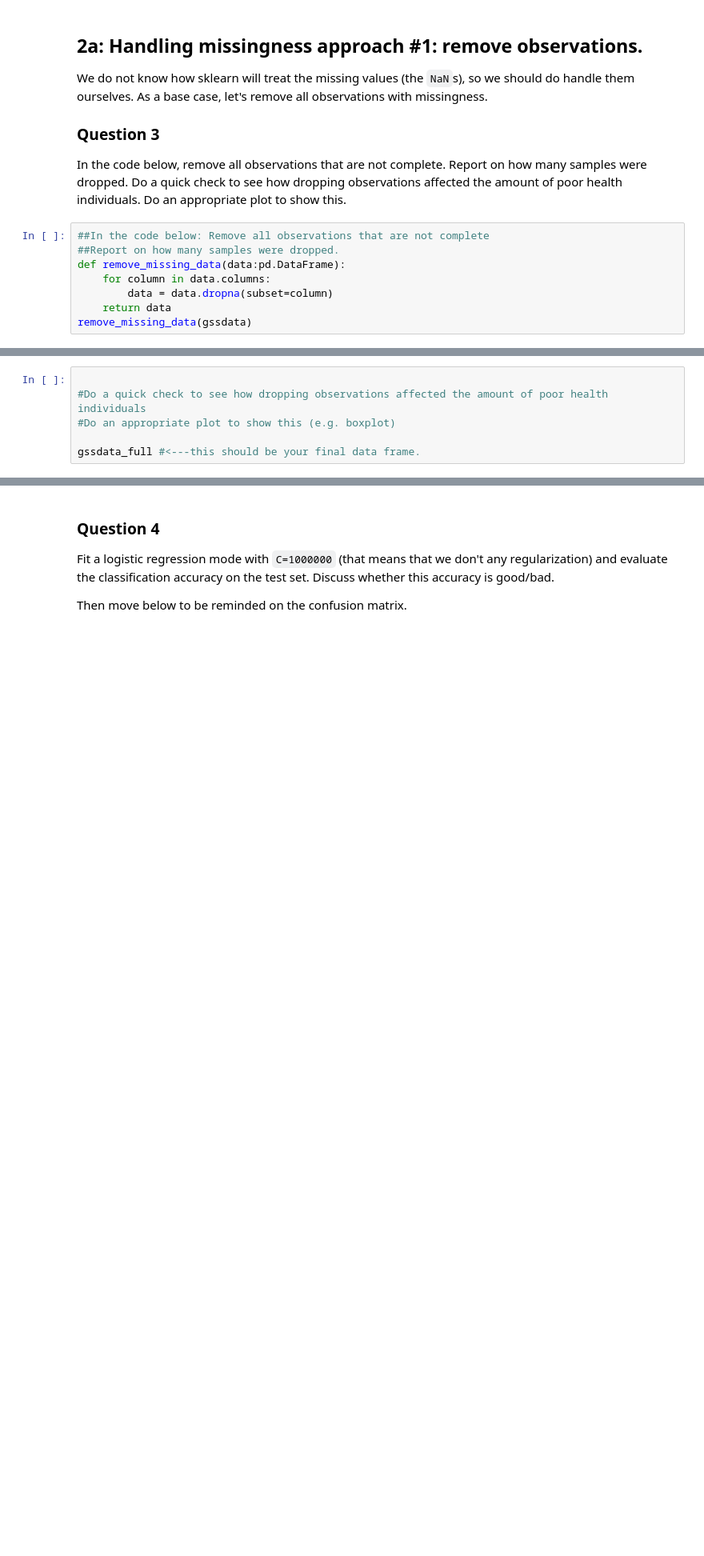
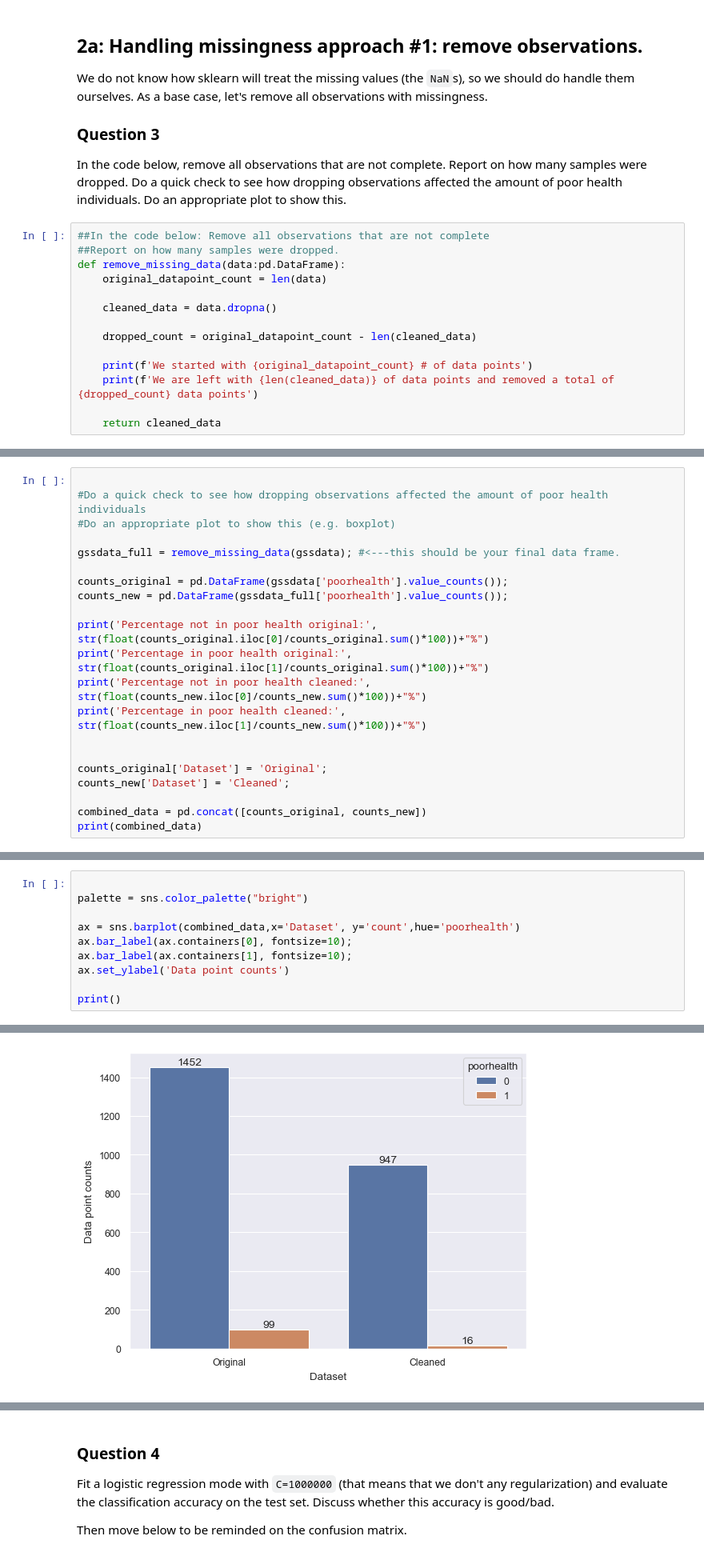
Before and after one commit to noah18c/Data_analysis, a Jupyter notebook: clinic_3/clinic3_starter_2024.ipynb, the cells around one changed output, grey strips where cells are left out. Shown at 80% size. Cells and saved outputs as stored; diff of their text form; blank space fills up the shorter version.

```diff
--- a/clinic_3/clinic3_starter_2024.ipynb
+++ b/clinic_3/clinic3_starter_2024.ipynb
@@ -237,7 +232,13 @@ In the code below, remove all observations that are not complete. Report on how
 ##In the code below: Remove all observations that are not complete
 ##Report on how many samples were dropped.
 def remove_missing_data(data:pd.DataFrame):
-    for column in data.columns:
-        data = data.dropna(subset=column)
-    return data
-remove_missing_data(gssdata)
+    original_datapoint_count = len(data)
+
+    cleaned_data = data.dropna()
+
+    dropped_count = original_datapoint_count - len(cleaned_data)
+
+    print(f'We started with {original_datapoint_count} # of data points')
+    print(f'We are left with {len(cleaned_data)} of data points and removed a total of {dropped_count} data points')
+
+    return cleaned_data
@@ -264,4 +247,19 @@ Name: race_white, Length: 1551, dtype: bool
 #Do a quick check to see how dropping observations affected the amount of poor health individuals
 #Do an appropriate plot to show this (e.g. boxplot)
 
-gssdata_full #<---this should be your final data frame.
+gssdata_full = remove_missing_data(gssdata); #<---this should be your final data frame.
+
+counts_original = pd.DataFrame(gssdata['poorhealth'].value_counts());
+counts_new = pd.DataFrame(gssdata_full['poorhealth'].value_counts());
+
+print('Percentage not in poor health original:', str(float(counts_original.iloc[0]/counts_original.sum()*100))+"%")
+print('Percentage in poor health original:', str(float(counts_original.iloc[1]/counts_original.sum()*100))+"%")
+print('Percentage not in poor health cleaned:', str(float(counts_new.iloc[0]/counts_new.sum()*100))+"%")
+print('Percentage in poor health cleaned:', str(float(counts_new.iloc[1]/counts_new.sum()*100))+"%")
+
+
+counts_original['Dataset'] = 'Original';
+counts_new['Dataset'] = 'Cleaned';
+
+combined_data = pd.concat([counts_original, counts_new])
+print(combined_data)
@@ -267,0 +279,11 @@ gssdata_full #<---this should be your final data frame.
+# %%
+
+palette = sns.color_palette("bright")
+
+ax = sns.barplot(combined_data,x='Dataset', y='count',hue='poorhealth')
+ax.bar_label(ax.containers[0], fontsize=10);
+ax.bar_label(ax.containers[1], fontsize=10);
+ax.set_ylabel('Data point counts')
+
+print()
+# %% [output]
@@ -268,3 +291,4 @@ gssdata_full #<---this should be your final data frame.
+[figure, added]
 # %%
 #Now we will split the data before fitting any models, feel free to change this/adapt this to your taste
 
```
Also changed, not shown: parts of 17 cells of this notebook, 1 other file.
